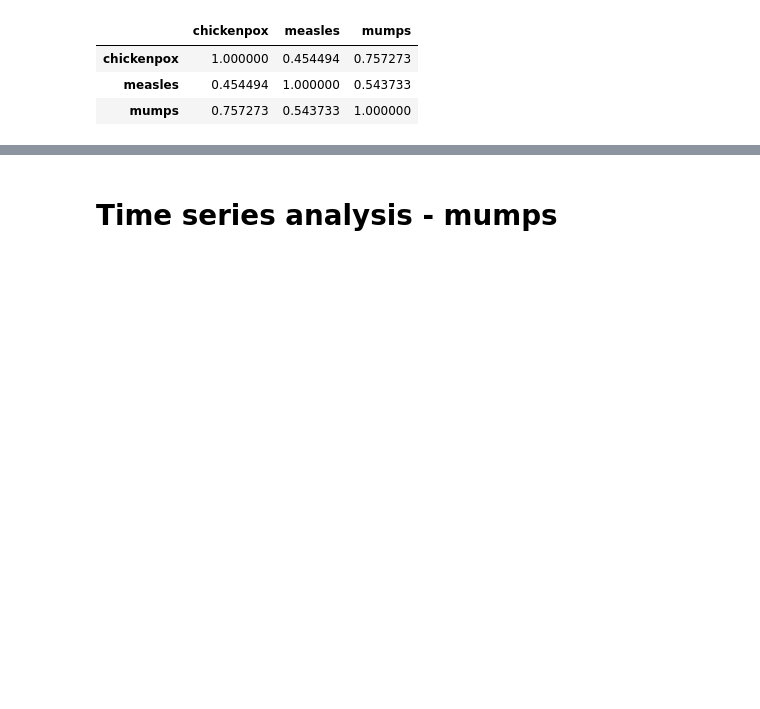
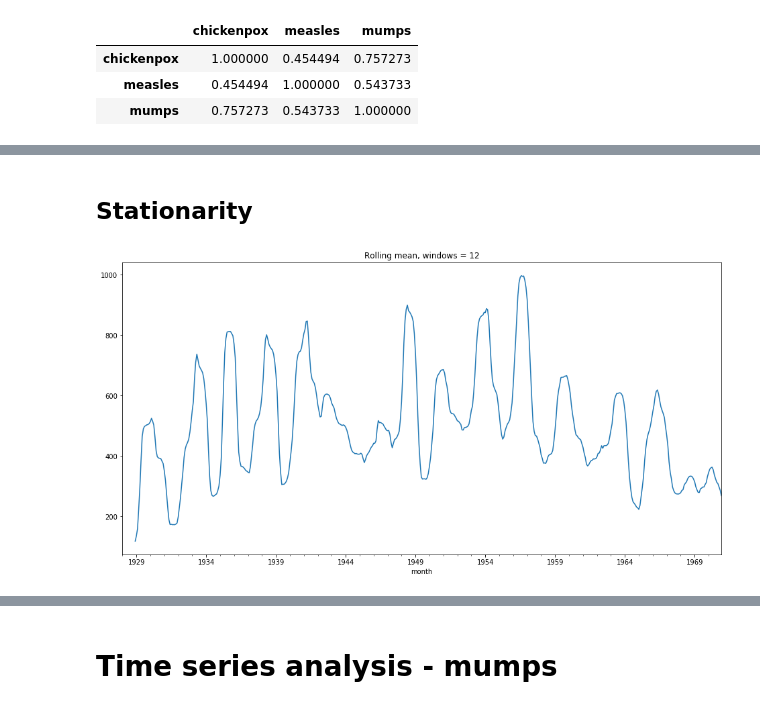
Before and after one commit to DineshPendyala/Start-ML, a Jupyter notebook: projects/04/mmedeiros_eda.ipynb, the cells around one changed output, grey strips where cells are left out. Saved outputs shown, nothing was run; the diff lists cells and outputs as text; code cells hidden in the pictures; blank space fills up the shorter version.

```diff
--- a/projects/04/mmedeiros_eda.ipynb
+++ b/projects/04/mmedeiros_eda.ipynb
@@ -453,0 +193,10 @@ array([[ 1.        , -0.00508611],
+# %% [markdown]
+## Stationarity
+# %%
+# mean over time - an increasing trend until ~1958, followed by a decreasing trend
+windows = 12
+mumps_series.rolling(windows).mean().plot()
+plt.title('Rolling mean, windows = {}'.format(windows))
+plt.show()
+# %% [output]
+[figure, added]
```
Also changed, not shown: parts of 46 cells of this notebook, 4 other files.
